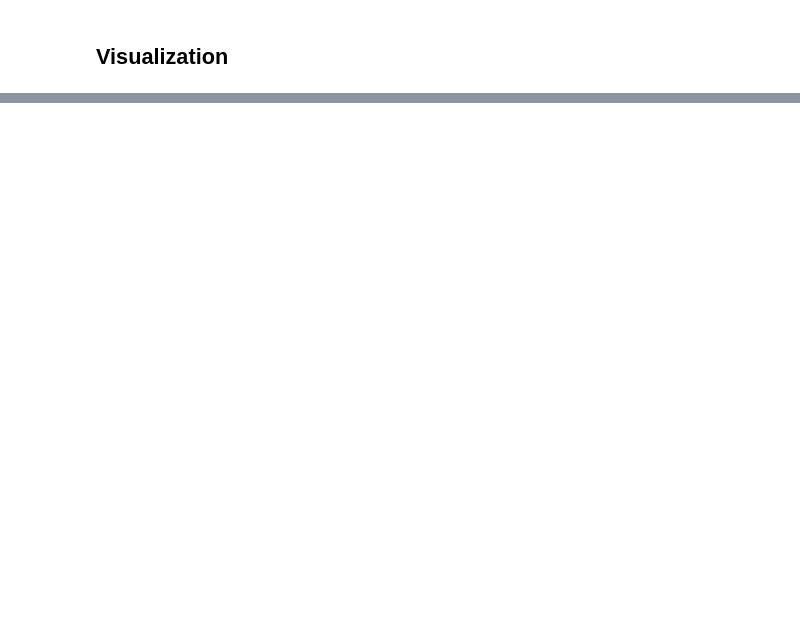
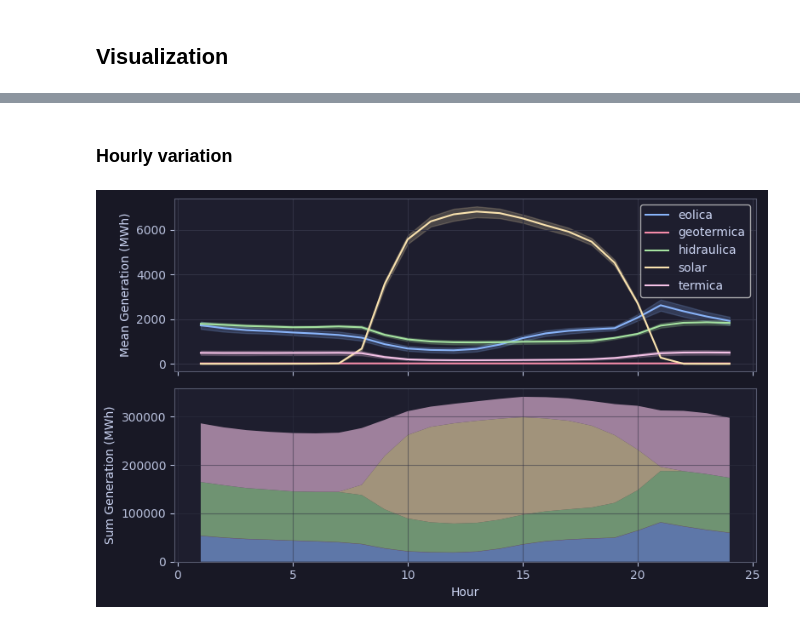
Before and after one commit to UCM-Industrial/Forecast_J.Troncoso, a Jupyter notebook: notebooks/01_data_exploration.ipynb, the cells around one changed output, grey strips where cells are left out. Saved outputs shown, nothing was run; the diff lists cells and outputs as text; code cells hidden in the pictures; blank space fills up the shorter version.

```diff
--- a/notebooks/01_data_exploration.ipynb
+++ b/notebooks/01_data_exploration.ipynb
@@ -170,0 +190,52 @@ merged = generation_grouped.merge(demand_grouped, how="inner", on=["fecha_opreal
+# %% [markdown]
+### Hourly variation
+# %%
+pivot_hour_generation = (
+    historic.pivot_table(
+        index=["fecha_opreal", "hora_opreal"],
+        columns="central_tipo_nemotecnico",
+        values="generacion_real_mwh",
+        aggfunc="sum",
+    )
+    .reset_index()
+    .groupby("hora_opreal")[historic["central_tipo_nemotecnico"].unique().tolist()]
+    .sum()
+    .reset_index()
+)
+# %%
+fig, (ax1, ax2) = plt.subplots(2, 1, figsize=(8, 5), sharex=True)
+
+# First subplot (lineplot)
+sns.lineplot(
+    data=generation_grouped,
+    x="hora_opreal",
+    y="generacion_real_mwh",
+    hue="central_tipo_nemotecnico",
+    ax=ax1,
+)
+ax1.set_xlabel("")
+ax1.set_ylabel("Mean Generation (MWh)")
+ax1.legend(loc="upper right")
+ax1.grid(True)
+
+# Second subplot (stackplot)
+ax2.stackplot(
+    pivot_hour_generation["hora_opreal"],
+    pivot_hour_generation["eolica"],
+    pivot_hour_generation["geotermica"],
+    pivot_hour_generation["hidraulica"],
+    pivot_hour_generation["solar"],
+    pivot_hour_generation["termica"],
+    labels=["Eoilica", "Geotermica", "Hidraulica", "Solar", "Hidraulica"],
+    alpha=0.6,
+)
+ax2.set_xlabel("Hour")
+ax2.set_ylabel("Sum Generation (MWh)")
+ax2.grid(True, alpha=0.5)
+
+# Adjust layout to prevent overlapping
+plt.tight_layout()
+
+plt.show()
+# %% [output]
+[figure, added]
```
Also changed, not shown: parts of 17 cells of this notebook, 7 other files.
